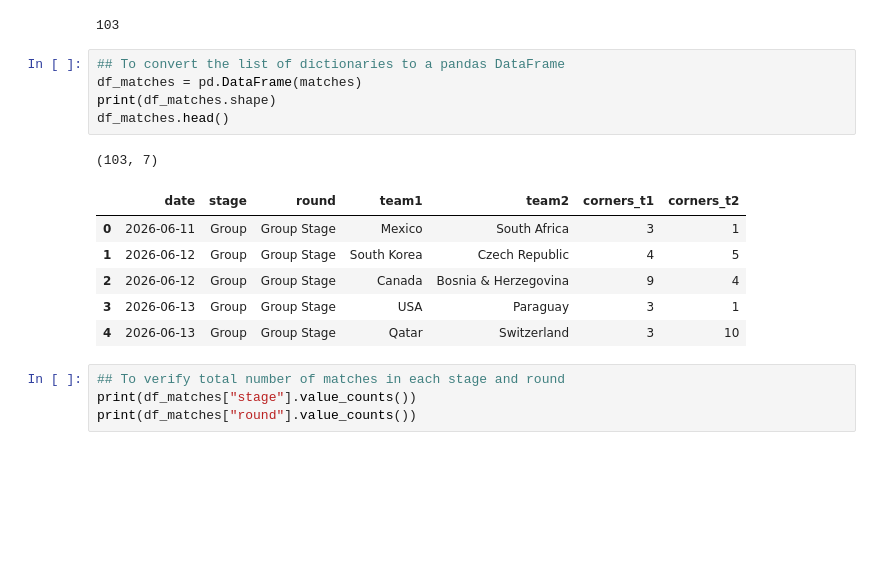
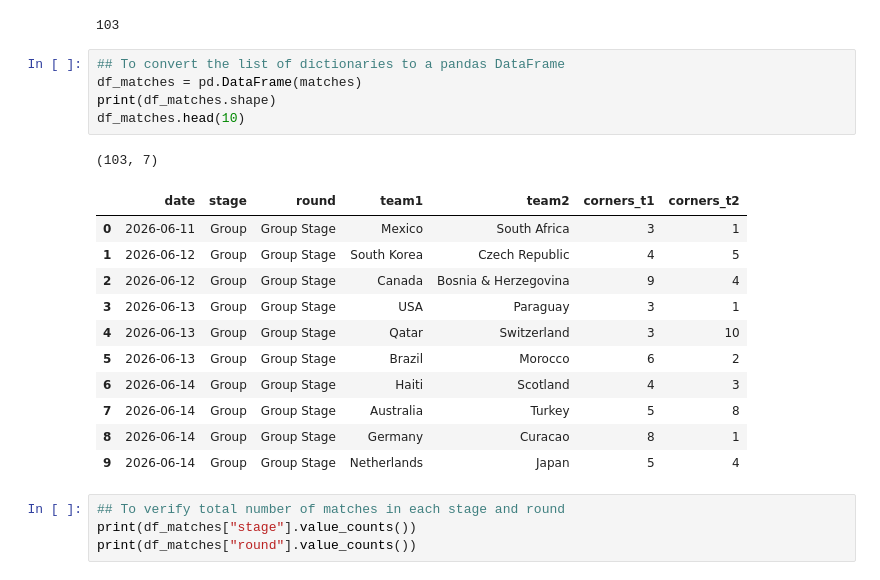
Before and after one commit to SabinaBK/FIFA-World-Cup-2026-Data-Analytics, a Jupyter notebook: Task_3-Sabina_397686/scripts/01_Data_extraction&wrangling_corners.ipynb, the cells around one changed output. Saved outputs shown, nothing was run; the diff lists cells and outputs as text; blank space fills up the shorter version.

```diff
--- a/Task_3-Sabina/scripts/Data_extraction&wrangling_corners.ipynb
+++ b/Task_3-Sabina_397686/scripts/01_Data_extraction&wrangling_corners.ipynb
@@ -943,16 +945,21 @@ print(len(matches))
 # %%
 ## To convert the list of dictionaries to a pandas DataFrame
 df_matches = pd.DataFrame(matches)
 print(df_matches.shape)
-df_matches.head()
+df_matches.head(10)
 # %% [output]
 (103, 7)
 |  | date | stage | round | team1 | team2 | corners_t1 | corners_t2 |
 | 0 | 2026-06-11 | Group | Group Stage | Mexico | South Africa | 3 | 1 |
 | 1 | 2026-06-12 | Group | Group Stage | South Korea | Czech Republic | 4 | 5 |
 | 2 | 2026-06-12 | Group | Group Stage | Canada | Bosnia & Herzegovina | 9 | 4 |
 | 3 | 2026-06-13 | Group | Group Stage | USA | Paraguay | 3 | 1 |
 | 4 | 2026-06-13 | Group | Group Stage | Qatar | Switzerland | 3 | 10 |
+| 5 | 2026-06-13 | Group | Group Stage | Brazil | Morocco | 6 | 2 |
+| 6 | 2026-06-14 | Group | Group Stage | Haiti | Scotland | 4 | 3 |
+| 7 | 2026-06-14 | Group | Group Stage | Australia | Turkey | 5 | 8 |
+| 8 | 2026-06-14 | Group | Group Stage | Germany | Curacao | 8 | 1 |
+| 9 | 2026-06-14 | Group | Group Stage | Netherlands | Japan | 5 | 4 |
 # %%
 ## To verify total number of matches in each stage and round
 print(df_matches["stage"].value_counts())
```
Also changed, not shown: parts of 6 cells of this notebook, 19 other files.
